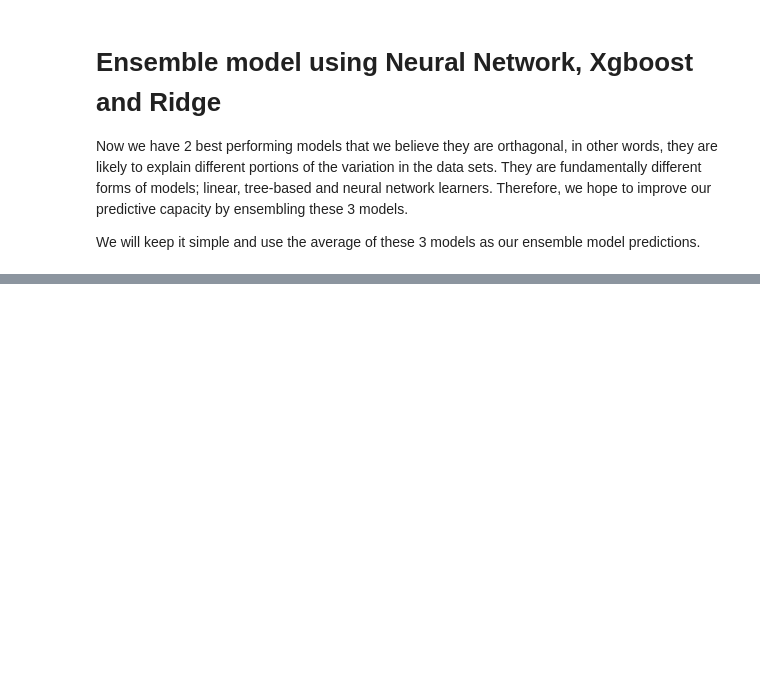
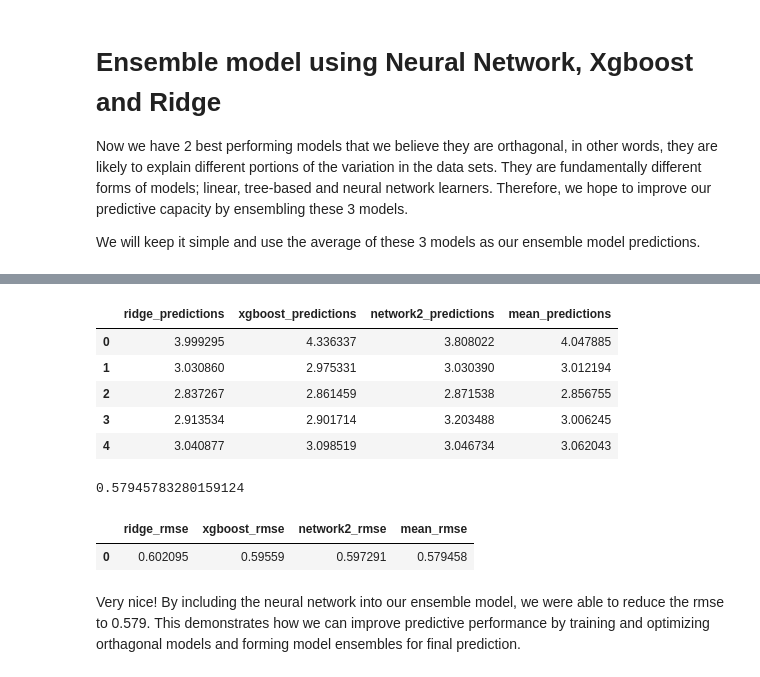
Before and after one commit to ayguno/Kaggle-Mercari-Price-Suggestion-Challenge, a Jupyter notebook: Kaggle Mercari Price Suggestion Challenge IPython Kernel.ipynb, the cells around one changed output, grey strips where cells are left out. Drawn from its saved outputs; the diff is of its cells as text; code cells hidden in the pictures; blank space fills up the shorter version.

```diff
--- a/Kaggle Mercari Price Suggestion Challenge IPython Kernel.ipynb
+++ b/Kaggle Mercari Price Suggestion Challenge IPython Kernel.ipynb
@@ -2785,3 +2785,8 @@ holdout_pred_network2 = network2.predict(X_net_holdout)
 Now we have 2 best performing models that we believe they are orthagonal, in other words, they are likely to explain different portions of the variation in the data sets. They are fundamentally different forms of models; linear, tree-based and neural network learners. Therefore, we hope to improve our predictive capacity by ensembling these 3 models.
 
 We will keep it simple and use the average of these 3 models as our ensemble model predictions.
+# %%
+# Load back the predictions from other models
+
+with open("pipeline_holdout_predictions.pkl","rb") as f:
+    preds = pickle.load(f)
@@ -2787,0 +2802,2 @@ We will keep it simple and use the average of these 3 models as our ensemble mod
+# %%
+preds3 = preds.iloc[:,0:2]
@@ -2787,0 +2813,2 @@ We will keep it simple and use the average of these 3 models as our ensemble mod
+# %%
+preds3["network2_predictions"] = holdout_pred_network2
@@ -2787,0 +2824,29 @@ We will keep it simple and use the average of these 3 models as our ensemble mod
+# %%
+preds3["mean_predictions"] = preds3.apply(np.mean,axis = 1)
+# %%
+preds3.head()
+# %% [output]
+|  | ridge_predictions | xgboost_predictions | network2_predictions | mean_predictions |
+| 0 | 3.999295 | 4.336337 | 3.808022 | 4.047885 |
+| 1 | 3.030860 | 2.975331 | 3.030390 | 3.012194 |
+| 2 | 2.837267 | 2.861459 | 2.871538 | 2.856755 |
+| 3 | 2.913534 | 2.901714 | 3.203488 | 3.006245 |
+| 4 | 3.040877 | 3.098519 | 3.046734 | 3.062043 |
+# %%
+np.sqrt(mean_squared_error(y_holdout,preds3.mean_predictions))
+# %% [output]
+0.57945783280159124
+# %%
+rmse = pd.DataFrame(data = {
+    "ridge_rmse":np.sqrt(mean_squared_error(y_holdout, preds3.ridge_predictions)),
+    "xgboost_rmse":np.sqrt(mean_squared_error(y_holdout, preds3.xgboost_predictions)),
+    "network2_rmse":np.sqrt(mean_squared_error(y_holdout,preds3.network2_predictions)),
+    "mean_rmse":np.sqrt(mean_squared_error(y_holdout, preds3.mean_predictions))
+}, columns = ["ridge_rmse","xgboost_rmse","network2_rmse","mean_rmse"], index = [0])
+
+rmse.head()
+# %% [output]
+|  | ridge_rmse | xgboost_rmse | network2_rmse | mean_rmse |
+| 0 | 0.602095 | 0.59559 | 0.597291 | 0.579458 |
+# %% [markdown]
+Very nice! By including the neural network into our ensemble model, we were able to reduce the rmse to 0.579. This demonstrates how we can improve predictive performance by training and optimizing orthagonal models and forming model ensembles for final prediction.
```
Also changed, not shown: parts of 4 cells of this notebook.
